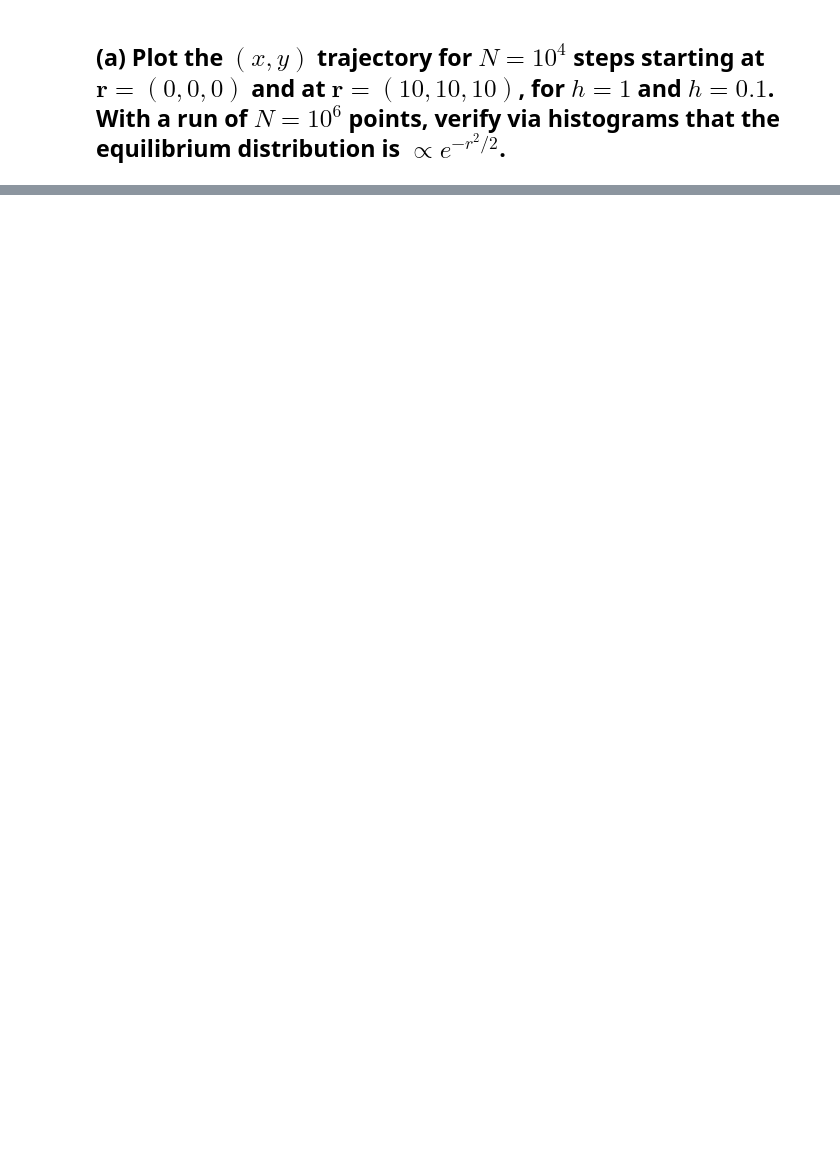
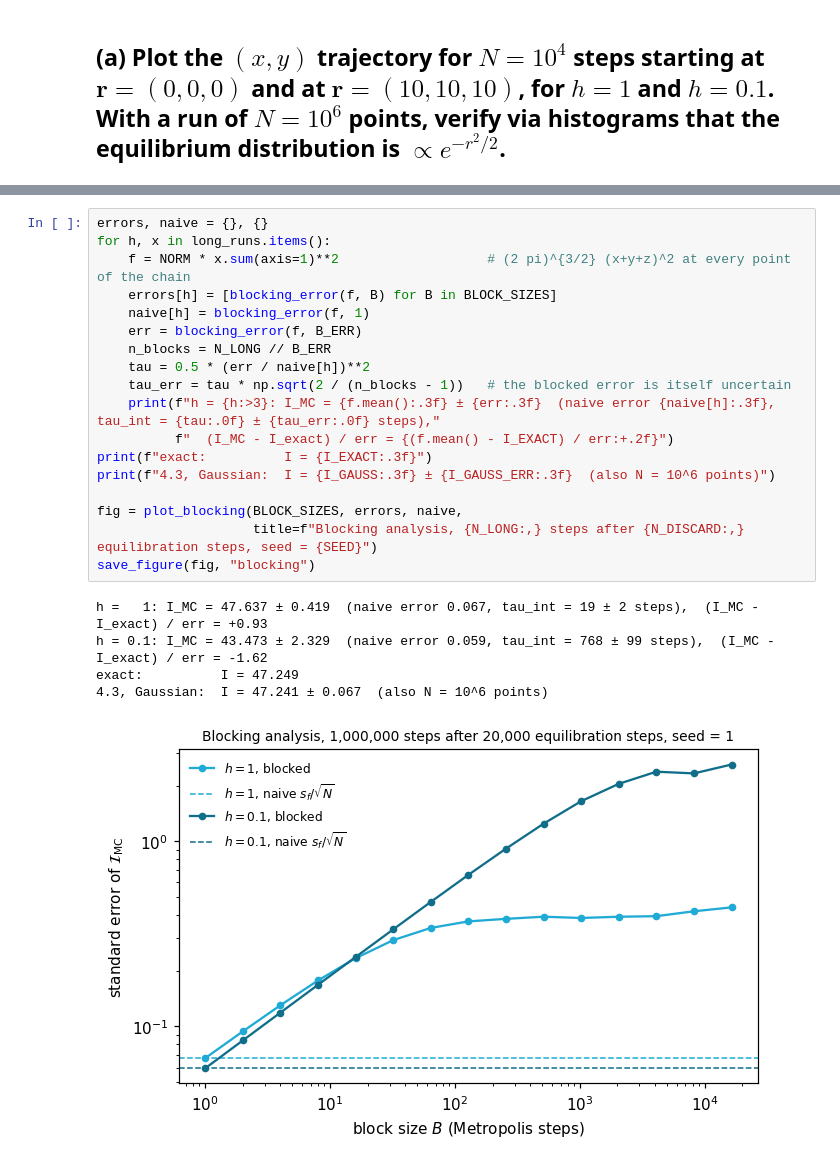
Before and after one commit to MathiMuts/Advanced-Monte-Carlo, a Jupyter notebook: Exercises/4.04-mc-integration-2-metropolis/code.ipynb, the cells around one changed output, grey strips where cells are left out. Saved outputs shown, nothing was run; the diff lists cells and outputs as text; blank space fills up the shorter version.

```diff
--- a/Exercises/4.04-mc-integration-2-metropolis/code.ipynb
+++ b/Exercises/4.04-mc-integration-2-metropolis/code.ipynb
@@ -23,0 +120,24 @@ set_plot_style()
+# %%
+errors, naive = {}, {}
+for h, x in long_runs.items():
+    f = NORM * x.sum(axis=1)**2                   # (2 pi)^{3/2} (x+y+z)^2 at every point of the chain
+    errors[h] = [blocking_error(f, B) for B in BLOCK_SIZES]
+    naive[h] = blocking_error(f, 1)
+    err = blocking_error(f, B_ERR)
+    n_blocks = N_LONG // B_ERR
+    tau = 0.5 * (err / naive[h])**2
+    tau_err = tau * np.sqrt(2 / (n_blocks - 1))   # the blocked error is itself uncertain
+    print(f"h = {h:>3}: I_MC = {f.mean():.3f} ± {err:.3f}  (naive error {naive[h]:.3f}, tau_int = {tau:.0f} ± {tau_err:.0f} steps),"
+          f"  (I_MC - I_exact) / err = {(f.mean() - I_EXACT) / err:+.2f}")
+print(f"exact:          I = {I_EXACT:.3f}")
+print(f"4.3, Gaussian:  I = {I_GAUSS:.3f} ± {I_GAUSS_ERR:.3f}  (also N = 10^6 points)")
+
+fig = plot_blocking(BLOCK_SIZES, errors, naive,
+                    title=f"Blocking analysis, {N_LONG:,} steps after {N_DISCARD:,} equilibration steps, seed = {SEED}")
+save_figure(fig, "blocking")
+# %% [output]
+h =   1: I_MC = 47.637 ± 0.419  (naive error 0.067, tau_int = 19 ± 2 steps),  (I_MC - I_exact) / err = +0.93
+h = 0.1: I_MC = 43.473 ± 2.329  (naive error 0.059, tau_int = 768 ± 99 steps),  (I_MC - I_exact) / err = -1.62
+exact:          I = 47.249
+4.3, Gaussian:  I = 47.241 ± 0.067  (also N = 10^6 points)
+[figure, added]
```
Also changed, not shown: parts of 15 cells of this notebook, 13 other files.
